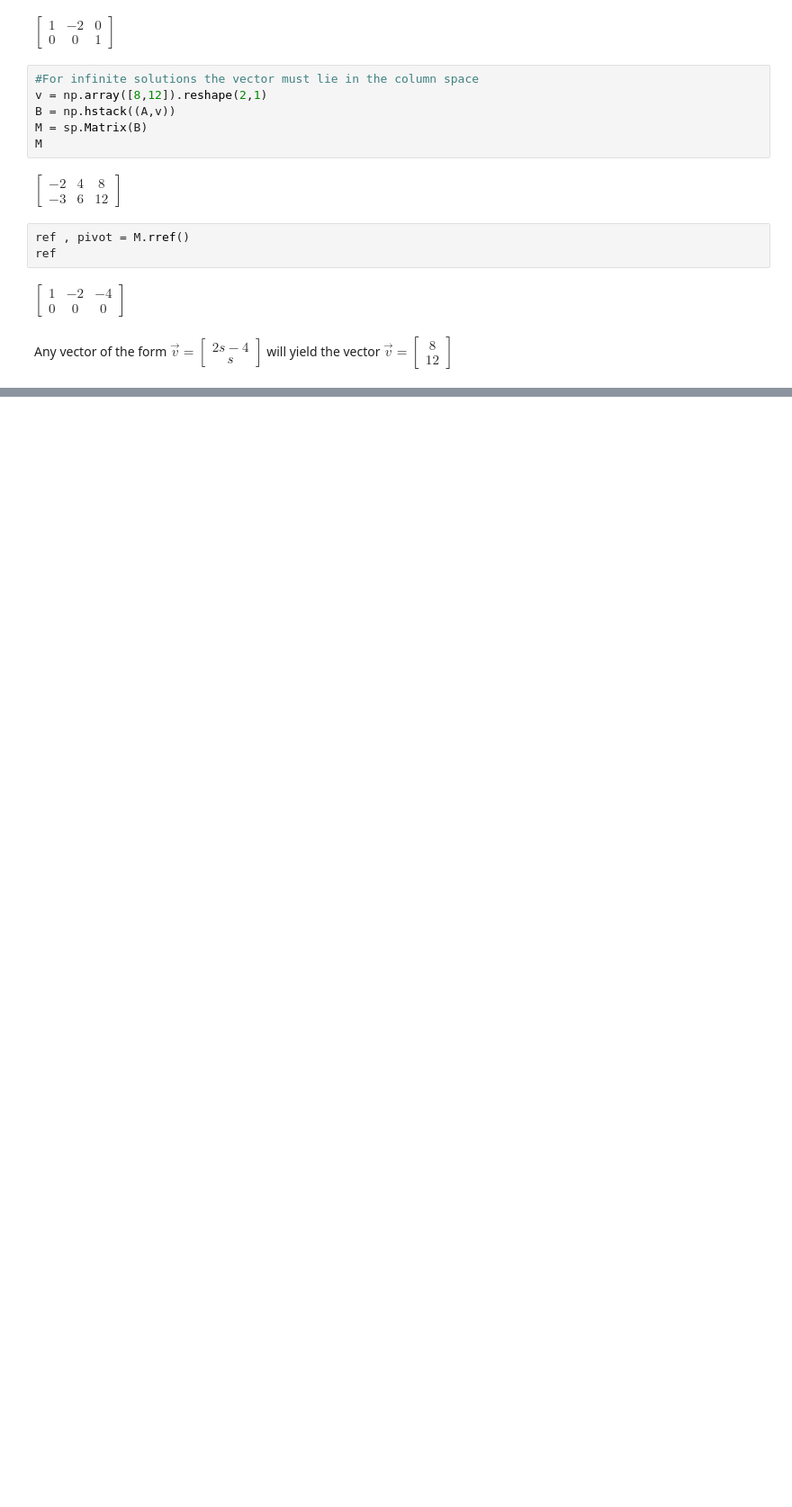
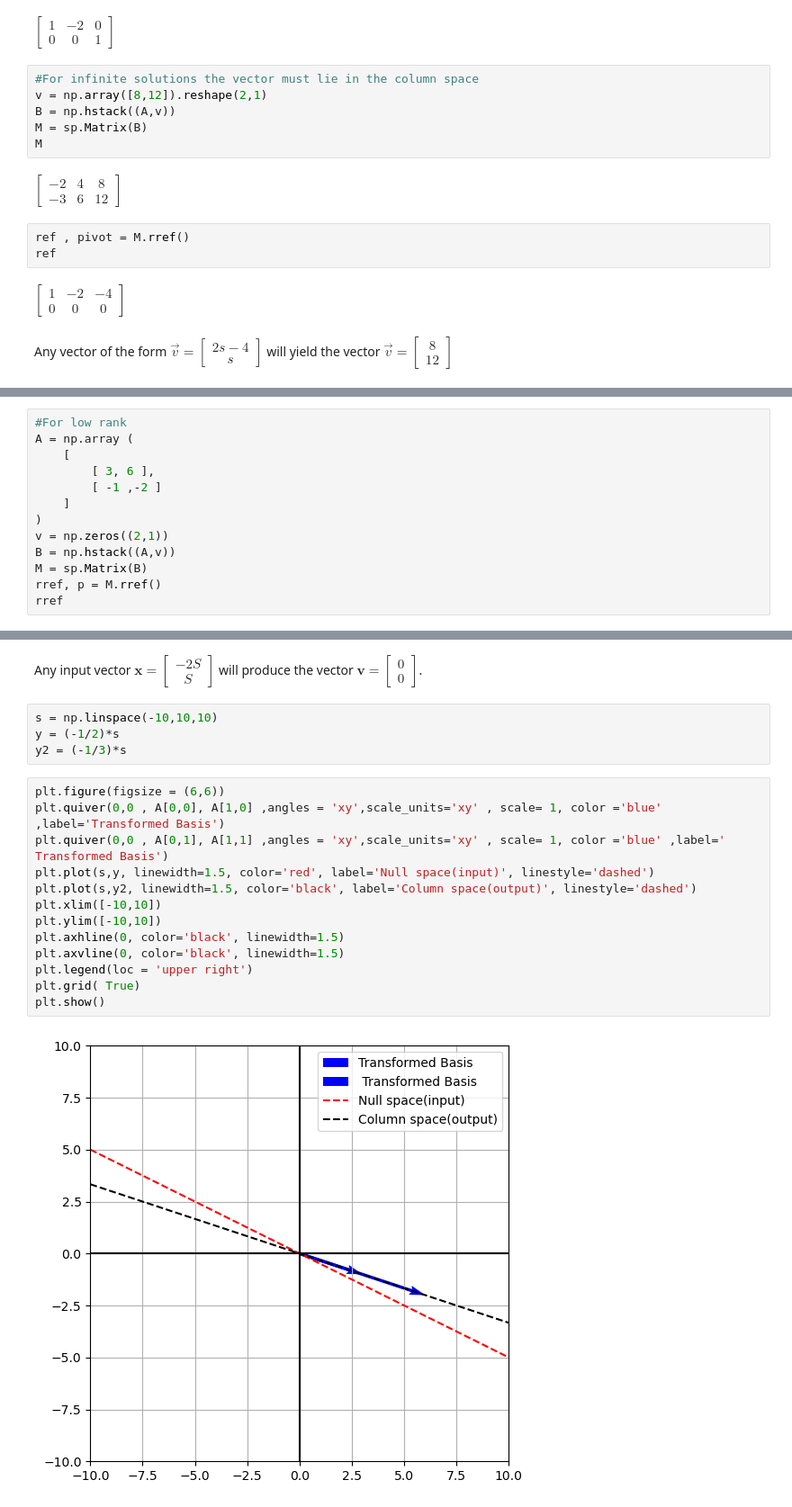
Before and after one commit to qamarr6092/math-with-python, a Jupyter notebook: Linear Algebra/linear_algebra.ipynb, the cells around one changed output, grey strips where cells are left out. Shown at 90% size. Drawn from its saved outputs; the diff is of its cells as text; blank space fills up the shorter version.

Commit message:
Completed Matrix spaces

```diff
--- a/Linear Algebra/linear_algebra.ipynb
+++ b/Linear Algebra/linear_algebra.ipynb
@@ -1541,0 +1575,13 @@ array([8, 12], dtype=object)
+# %%
+#For low rank
+A = np.array (
+    [
+        [ 3, 6 ],
+        [ -1 ,-2 ]
+    ]
+)
+v = np.zeros((2,1))
+B = np.hstack((A,v))
+M = sp.Matrix(B)
+rref, p = M.rref()
+rref
@@ -1541,0 +1590,21 @@ array([8, 12], dtype=object)
+# %% [markdown]
+Any input vector $\mathbf{x} = \begin{bmatrix} -2S \\ S \end{bmatrix}$ will produce the vector $\mathbf{v} = \begin{bmatrix} 0 \\ 0 \end{bmatrix}$.
+# %%
+s = np.linspace(-10,10,10)
+y = (-1/2)*s
+y2 = (-1/3)*s
+# %%
+plt.figure(figsize = (6,6))
+plt.quiver(0,0 , A[0,0], A[1,0] ,angles = 'xy',scale_units='xy' , scale= 1, color ='blue' ,label='Transformed Basis')
+plt.quiver(0,0 , A[0,1], A[1,1] ,angles = 'xy',scale_units='xy' , scale= 1, color ='blue' ,label=' Transformed Basis')
+plt.plot(s,y, linewidth=1.5, color='red', label='Null space(input)', linestyle='dashed')
+plt.plot(s,y2, linewidth=1.5, color='black', label='Column space(output)', linestyle='dashed')
+plt.xlim([-10,10])
+plt.ylim([-10,10])
+plt.axhline(0, color='black', linewidth=1.5)
+plt.axvline(0, color='black', linewidth=1.5)
+plt.legend(loc = 'upper right')
+plt.grid( True)
+plt.show()
+# %% [output]
+[figure, added]
```
Also changed, not shown: parts of 121 cells of this notebook.
